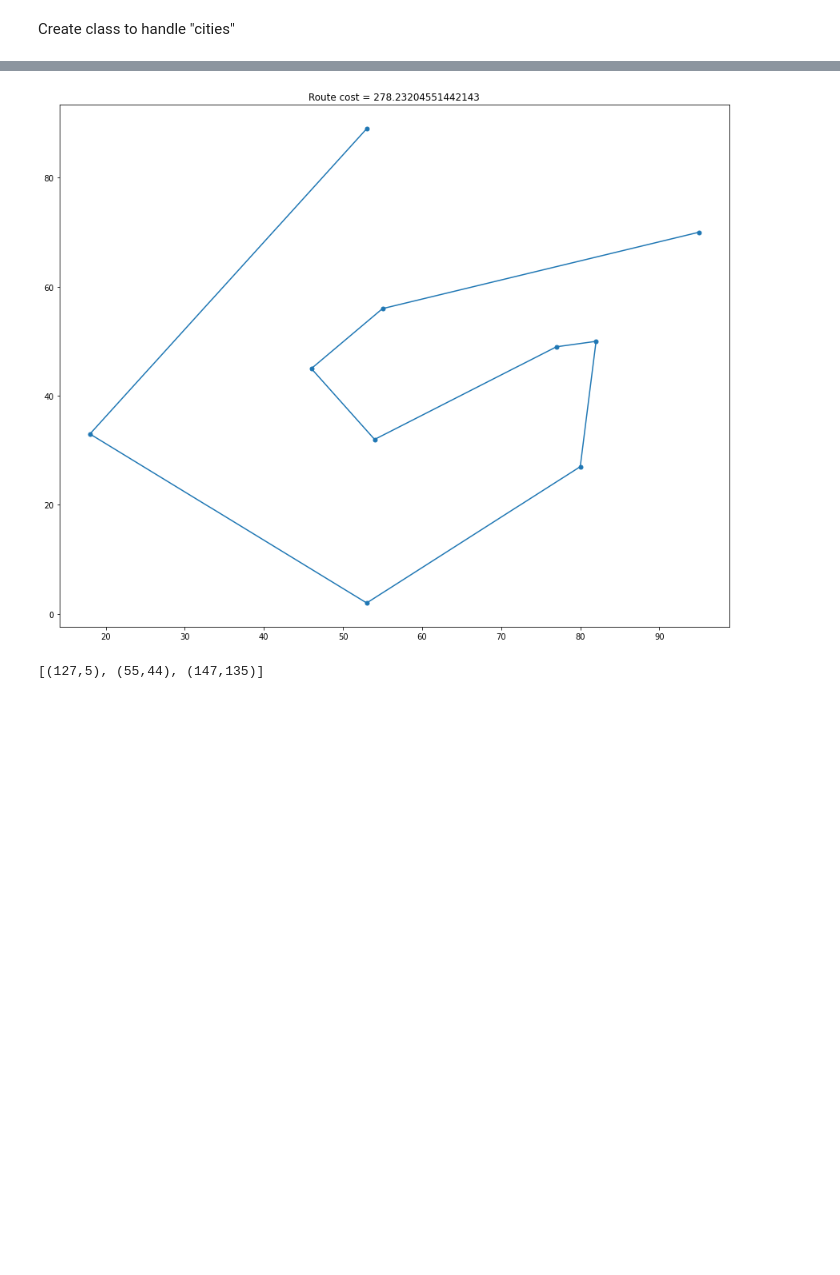
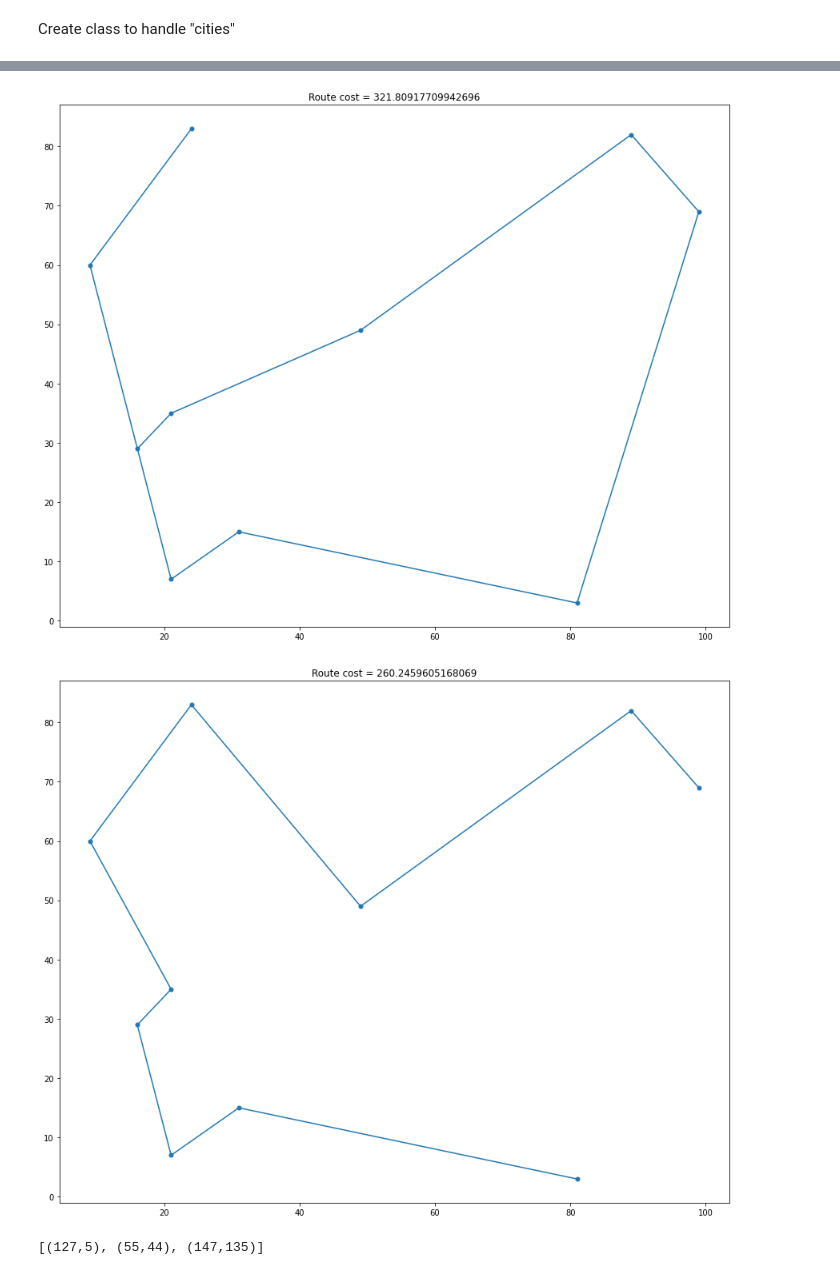
Before and after one commit to borislevant/aiplayground, a Jupyter notebook: genetic_algorithm_TSP.ipynb, the cells around one changed output, grey strips where cells are left out. Cells and saved outputs as stored; diff of their text form; code cells hidden in the pictures; blank space fills up the shorter version.

```diff
--- a/genetic_algorithm_TSP.ipynb
+++ b/genetic_algorithm_TSP.ipynb
@@ -66,20 +75,32 @@ def hill_climbing(rstart, niter=10):
     current_route = rstart.copy()
     for iter in range(niter):
         route = current_route.copy()
-        for comb in itertools.combinations(range(current_route.ncities), 2):
+        for comb in itertools.combinations(range(current_route.cities.ncities), 2):
             new_route = route.copy()
             new_route.route[comb[0]] = route.route[comb[1]]
             new_route.route[comb[1]] = route.route[comb[0]]
             if new_route.cost() < route.cost():
                 route = new_route
-                break
         current_route = route
     return current_route
 # %%
-new_route = hill_climbing(rt, niter=20)
+new_route = hill_climbing(route(ct), niter=20)
 new_route.show()
 # %% [output]
-[figure, old version]
+[figure, new version]
+# %%
+def hill_climbing_restart(cities, nstarts, niter=10):
+    best_rt = route(cities)
+    for s in range(nstarts):
+        new_rt = hill_climbing(route(cities), niter)
+        if new_rt.cost() < best_rt.cost():
+            best_rt = new_rt
+    return best_rt
+# %%
+new_route = hill_climbing_restart(ct, nstarts=10, niter=20)
+new_route.show()
+# %% [output]
+[figure, added]
 # %%
 cl = generate_cities_list(3, seed=42)
 cl
```
Also changed, not shown: parts of 2 cells of this notebook.
